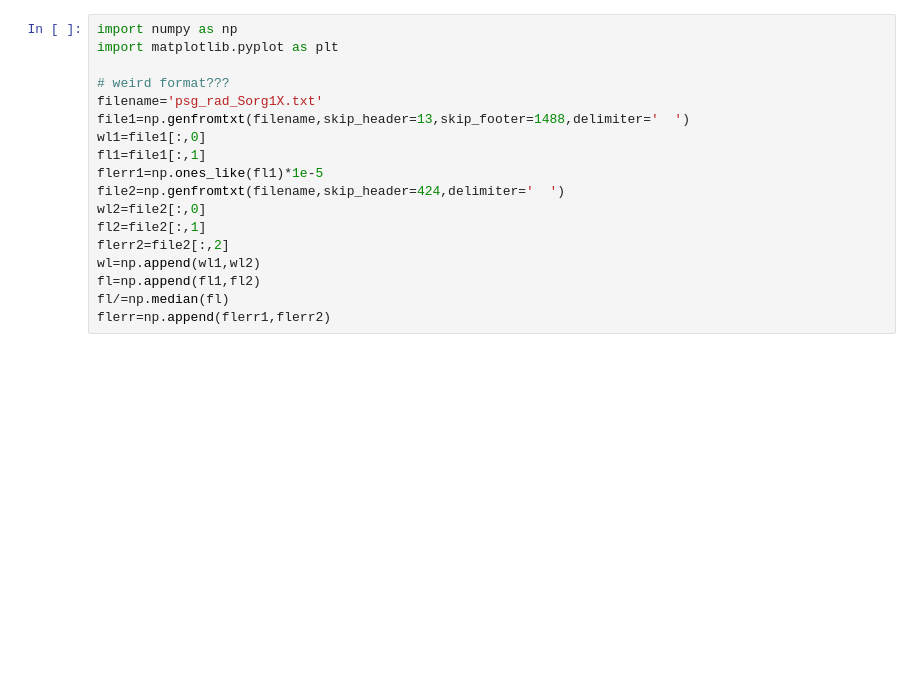
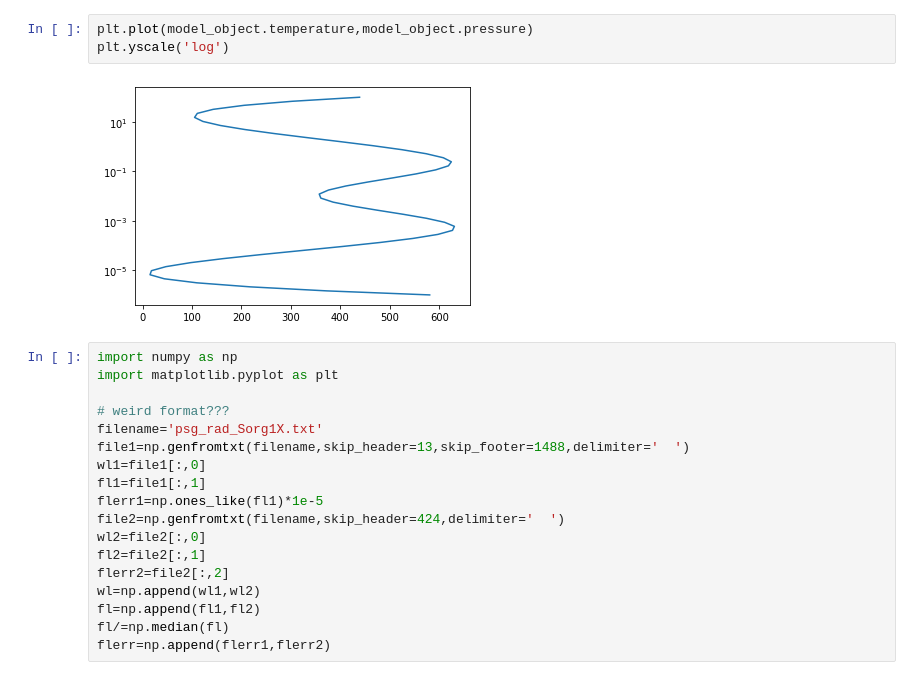
Before and after one commit to NatalieGrasser/LIFE_retrieval, a Jupyter notebook: LIFE_retrieval/debugging.ipynb, the cells around one changed output. Cells and saved outputs as stored; diff of their text form; blank space fills up the shorter version.

```diff
--- a/LIFE_retrieval/debugging.ipynb
+++ b/LIFE_retrieval/debugging.ipynb
@@ -92,3 +189,8 @@ retrieval=init_retrieval(target_object,Nlive,evtol)
+# %%
+plt.plot(model_object.temperature,model_object.pressure)
+plt.yscale('log')
+# %% [output]
+[figure, added]
 # %%
 import numpy as np
 import matplotlib.pyplot as plt
```
Also changed, not shown: parts of 6 cells of this notebook, 5 other files.
